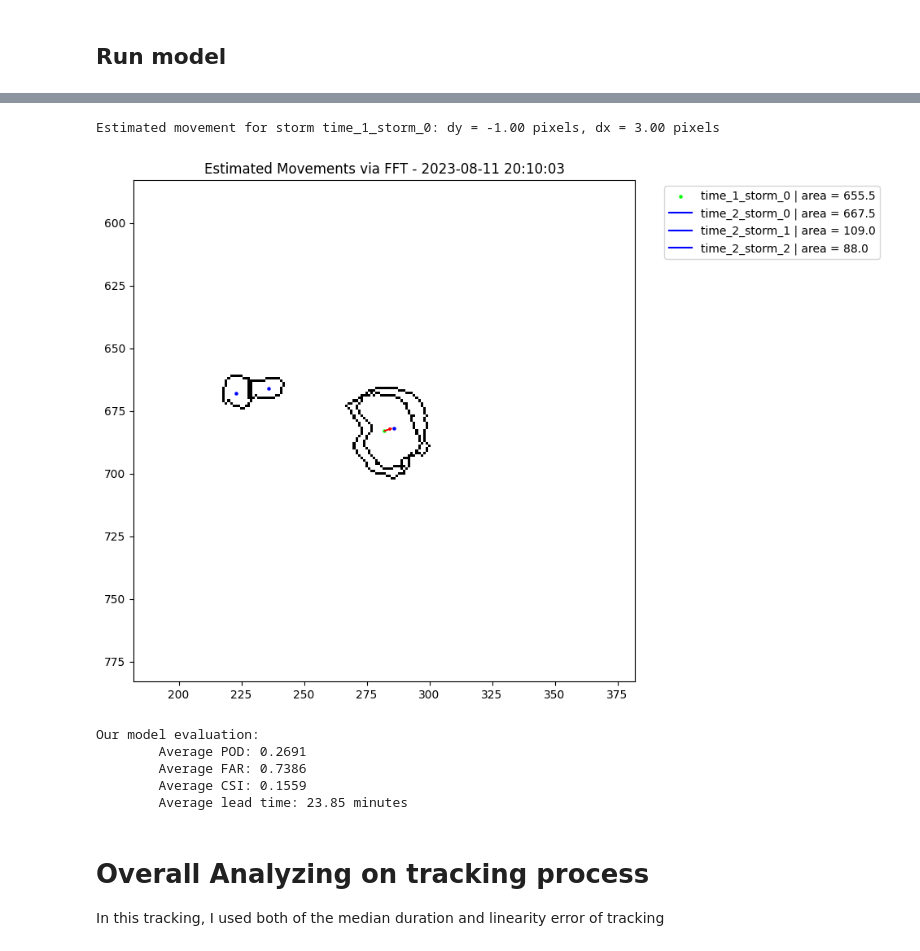
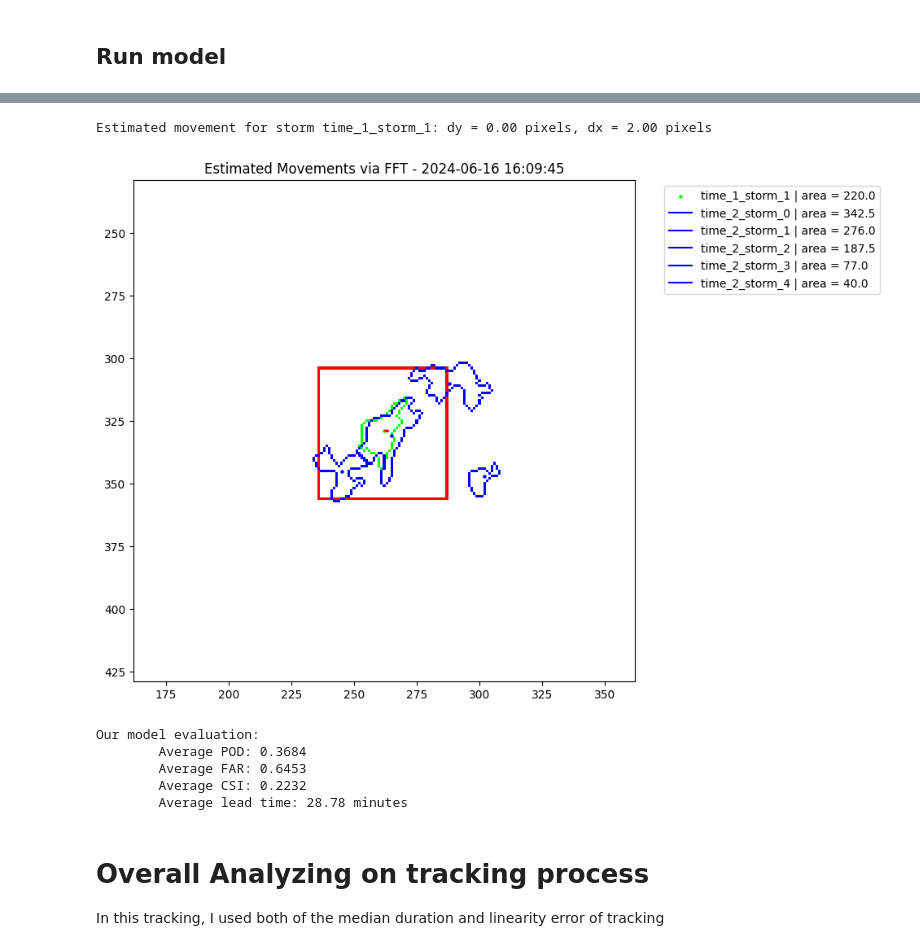
Before and after one commit to quochieu586/Thunderstorm-Nowcasting-Geometry-Topology-Approach, a Jupyter notebook: experimental_notebooks/ata_model.ipynb, the cells around one changed output, grey strips where cells are left out. Drawn from its saved outputs; the diff is of its cells as text; code cells hidden in the pictures.

```diff
--- a/experimental_notebooks/ata_model.ipynb
+++ b/experimental_notebooks/ata_model.ipynb
@@ -70,11 +70,15 @@ Number of frames: 93
 # %% [markdown]
 ## Run model
 # %%
+import warnings
+
 from src.models import AdaptiveTrackingPrecipitationModel
-from src.identification import HypothesisIdentifier
+from src.identification import MorphContourIdentifier
 from src.cores.base import StormsMap
 
-model = AdaptiveTrackingPrecipitationModel(identifier=HypothesisIdentifier())
+warnings.warn("ignore")
+
+model = AdaptiveTrackingPrecipitationModel(identifier=MorphContourIdentifier())
 
 storms_maps: list[StormsMap] = []
 total_storms = 0
@@ -90,14 +112,16 @@ for idx, (dbz_map, time_frame) in enumerate(pbar):
 from src.cores.movement_estimate.fft import FFTMovement
 from src.preprocessing import convert_polygons_to_contours
 
-model = AdaptiveTrackingPrecipitationModel(identifier=HypothesisIdentifier())  # max_velocity in pixels per hour
+MAX_VELOCITY = 200  # pixels per hour
+
+model = AdaptiveTrackingPrecipitationModel(identifier=MorphContourIdentifier())  # max_velocity in pixels per hour
 
 prev_storms_map = storms_maps[1]
 curr_storms_map = storms_maps[2]
 
 dt = (curr_storms_map.time_frame - prev_storms_map.time_frame).total_seconds() / 3600.0  # in hours
 
-fft = FFTMovement(max_velocity=100)
+fft = FFTMovement(max_velocity=MAX_VELOCITY)
 
 estimated_movements, region_list = fft.estimate_movement(
     prev_storms_map, curr_storms_map
@@ -105,10 +129,11 @@ estimated_movements, region_list = fft.estimate_movement(
 
 # plot the estimated movements
 plt.figure(figsize=(10, 8))
-blank_image = np.ones(img_shape, dtype=np.uint8) * 255
+shape = (img_shape[0], img_shape[1], 3)
+blank_image = np.ones(shape, dtype=np.uint8) * 255
 
 ## plot the storm in the first map
-idx = 0
+idx = 1
 storm = prev_storms_map.storms[idx]
 dy, dx = estimated_movements[idx] * dt
 y_min, y_max, x_min, x_max = region_list[idx]
@@ -126,35 +151,35 @@ plt.arrow(
         length_includes_head=True
     )
 cv2.rectangle(
         blank_image,
         (int(x_min), int(y_min)),
         (int(x_max), int(y_max)),
         (255,0,0),
         thickness=1
     )
 print(f"Estimated movement for storm {storm.id}: dy = {dy:.2f} pixels, dx = {dx:.2f} pixels")
 xlim = (x_centroid - 100, x_centroid + 100)
 ylim = (y_centroid + 100, y_centroid - 100)
 
 ## plot the second map
 for storm in curr_storms_map.storms:
     y_centroid, x_centroid = storm.centroid
 
 
     plt.plot([], [], color=(0,0,1), label=f"{storm.id} | area = {storm.contour.area:.1f}")
     plt.scatter(x_centroid, y_centroid, color=(0,0,1), s=5)
     cv2.drawContours(blank_image, convert_polygons_to_contours([storm.contour]), -1, (0,0,255), thickness=1)  # Draw contour in red
 
 
 plt.title(f"Estimated Movements via FFT - {curr_storms_map.time_frame}")
 plt.imshow(blank_image, cmap='grey')
 plt.xlim(xlim)
 plt.ylim(ylim)
 plt.legend(loc='upper right', bbox_to_anchor=(1.5, 1.0))
 plt.show()
 # %% [output]
-Estimated movement for storm time_1_storm_0: dy = -1.00 pixels, dx = 3.00 pixels
+Estimated movement for storm time_1_storm_1: dy = 0.00 pixels, dx = 2.00 pixels
-[figure, old version]
+[figure, new version]
 # %%
 from src.cores.base import StormsMap
 from src.cores.metrics import pod_score, far_score, csi_score
@@ -176,10 +201,16 @@ class PredictionBenchmarkModel:
 
 # Create benchmark model
 benchmark_model = PredictionBenchmarkModel()
-PREDICT_FORWARD_STEPS = 3
+PREDICT_FORWARD_STEPS = 5
 SLOW_START_STEPS = 10
 
-model = AdaptiveTrackingPrecipitationModel(identifier=HypothesisIdentifier())  # max_velocity in pixels per hour
+MAX_VELOCITY = 200
+
+fft = FFTMovement(max_velocity=MAX_VELOCITY, smooth_sigma=1.5)
+
+model = AdaptiveTrackingPrecipitationModel(
+    identifier=MorphContourIdentifier(), max_velocity=MAX_VELOCITY, fft=fft
+)  # max_velocity in pixels per hour
 temp_storm_map = storms_maps
 
 ours_model_evaluation = PredictionBenchmarkModel()
@@ -207,10 +238,10 @@ print(f"\tAverage CSI: {np.mean(ours_model_evaluation.csis):.4f}")
 print(f"\tAverage lead time: {np.mean(lead_times) / 60:.2f} minutes")
 # %% [output]
 Our model evaluation:
-        Average POD: 0.2691
-        Average FAR: 0.7386
-        Average CSI: 0.1559
-        Average lead time: 23.85 minutes
+        Average POD: 0.3684
+        Average FAR: 0.6453
+        Average CSI: 0.2232
+        Average lead time: 28.78 minutes
 # %% [markdown]
 # Overall Analyzing on tracking process
 In this tracking, I used both of the median duration and linearity error of tracking
```
Also changed, not shown: parts of 7 cells of this notebook, 9 other files.
